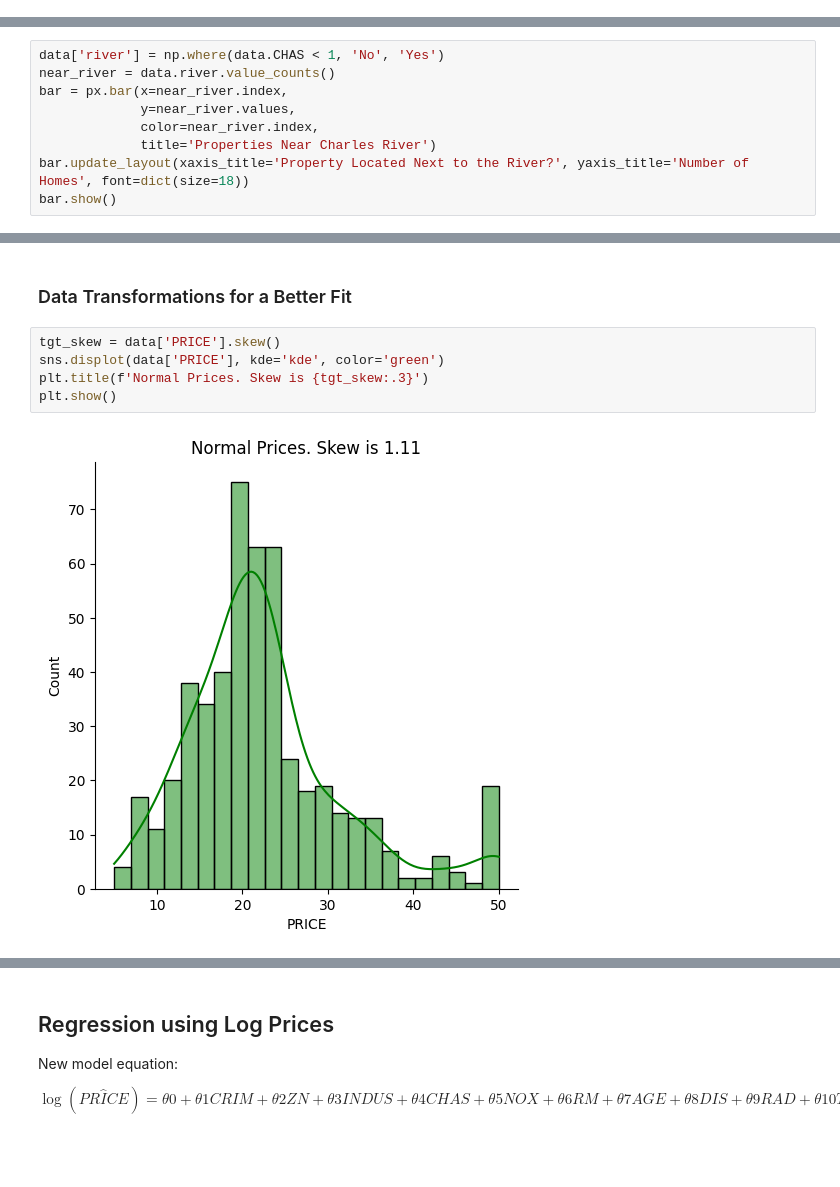
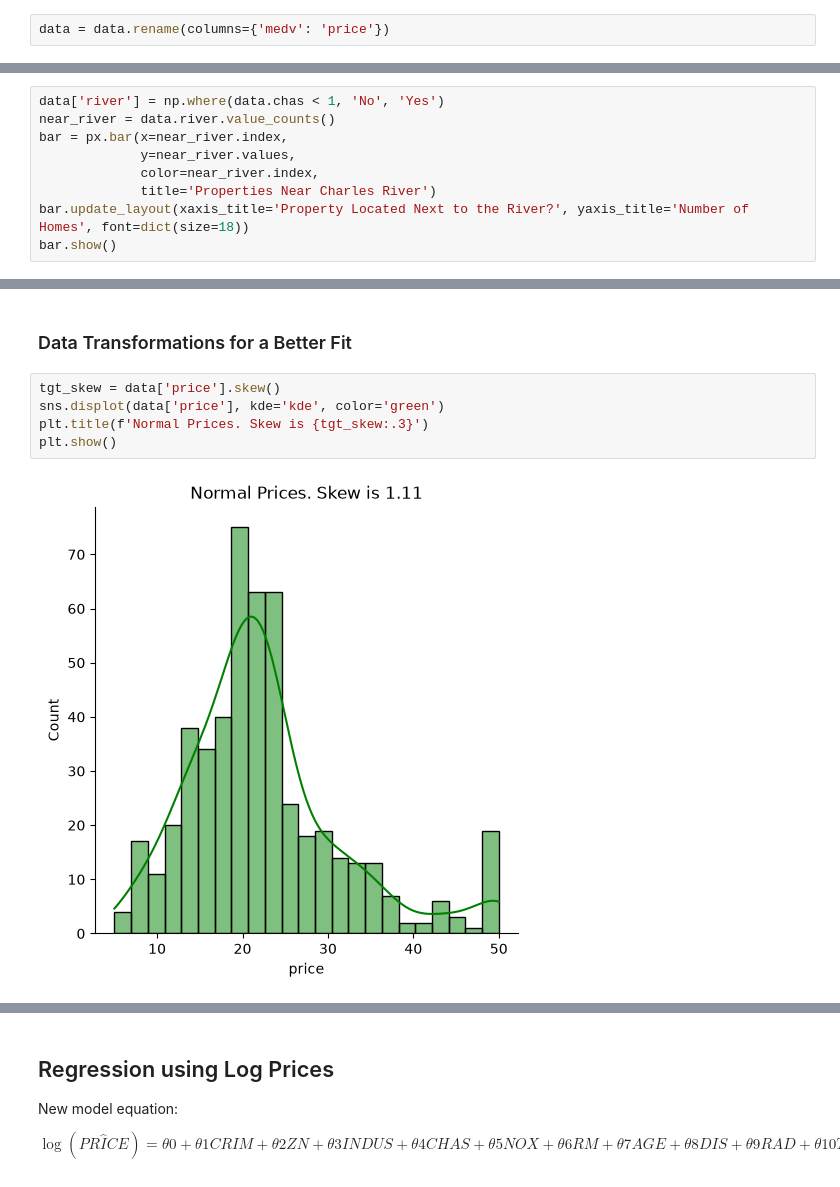
Before and after one commit to Lolita-codes/Price_prediction, a Jupyter notebook: House Prices Prediction.ipynb, the cells around one changed output, grey strips where cells are left out. Drawn from its saved outputs; the diff is of its cells as text; blank space fills up the shorter version.

```diff
--- a/House Prices Prediction.ipynb
+++ b/House Prices Prediction.ipynb
@@ -122,3 +113,5 @@ memory usage: 59.3 KB
+# %%
+data = data.rename(columns={'medv': 'price'})
 # %% [markdown]
 ## Descriptive Statistics
 # %%
@@ -206,7 +194,7 @@ plt.show()
 # %% [markdown]
 #### Next to the River? ⛵️
 # %%
-data['river'] = np.where(data.CHAS < 1, 'No', 'Yes')
+data['river'] = np.where(data.chas < 1, 'No', 'Yes')
 near_river = data.river.value_counts()
 bar = px.bar(x=near_river.index,
              y=near_river.values,
@@ -335,10 +336,10 @@ plt.show()
 # %% [markdown]
 ### Data Transformations for a Better Fit
 # %%
-tgt_skew = data['PRICE'].skew()
-sns.displot(data['PRICE'], kde='kde', color='green')
+tgt_skew = data['price'].skew()
+sns.displot(data['price'], kde='kde', color='green')
 plt.title(f'Normal Prices. Skew is {tgt_skew:.3}')
 plt.show()
 # %% [output]
-[figure, old version]
+[figure, new version]
 # %%
```
Also changed, not shown: parts of 55 cells of this notebook, 4 other files.
